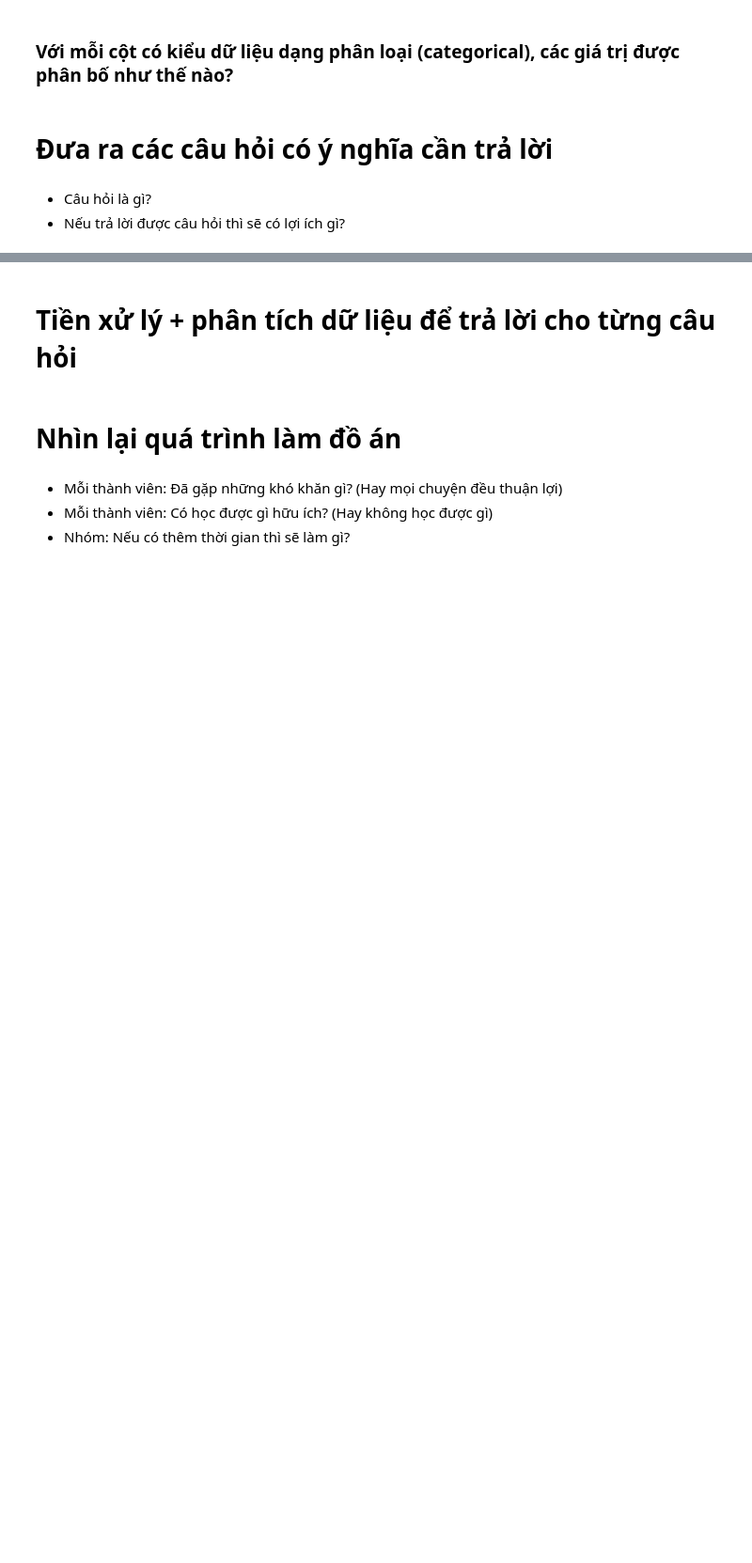
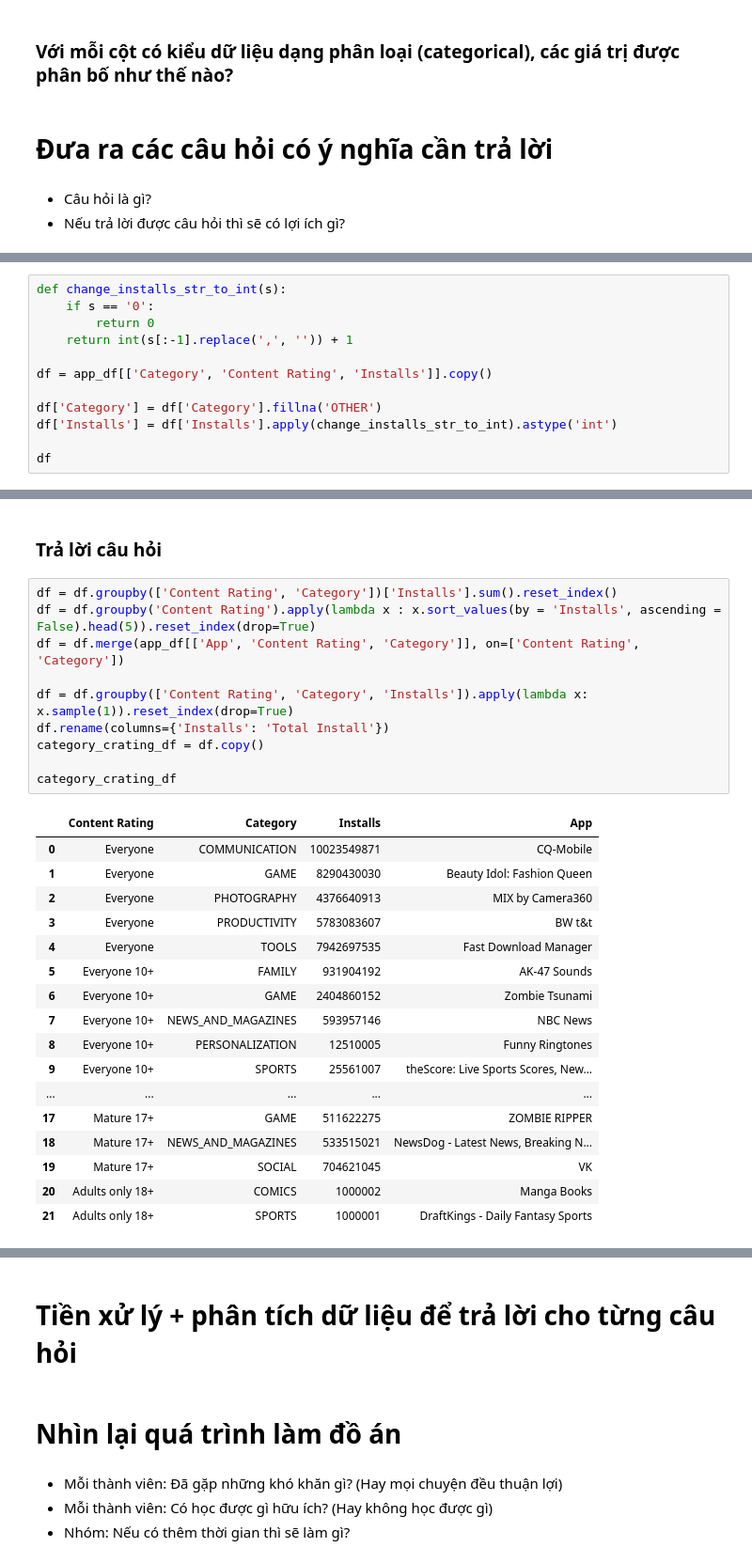
Before and after one commit to tqthangbl/P4DS-FinalProject, a Jupyter notebook: notebook.ipynb, the cells around one changed output, grey strips where cells are left out. Shown at 94% size. Drawn from its saved outputs; the diff is of its cells as text; blank space fills up the shorter version.

```diff
--- a/notebook.ipynb
+++ b/notebook.ipynb
@@ -676,0 +675,12 @@ Nếu trả lời được câu hỏi này, chúng ta sẽ biết được chuy
+# %%
+def change_installs_str_to_int(s):
+    if s == '0':
+        return 0
+    return int(s[:-1].replace(',', '')) + 1
+
+df = app_df[['Category', 'Content Rating', 'Installs']].copy()
+
+df['Category'] = df['Category'].fillna('OTHER')
+df['Installs'] = df['Installs'].apply(change_installs_str_to_int).astype('int')
+
+df
@@ -676,0 +701,30 @@ Nếu trả lời được câu hỏi này, chúng ta sẽ biết được chuy
+# %% [markdown]
+### Trả lời câu hỏi
+# %%
+df = df.groupby(['Content Rating', 'Category'])['Installs'].sum().reset_index()
+df = df.groupby('Content Rating').apply(lambda x : x.sort_values(by = 'Installs', ascending = False).head(5)).reset_index(drop=True)
+df = df.merge(app_df[['App', 'Content Rating', 'Category']], on=['Content Rating', 'Category'])
+
+df = df.groupby(['Content Rating', 'Category', 'Installs']).apply(lambda x: x.sample(1)).reset_index(drop=True)
+df.rename(columns={'Installs': 'Total Install'})
+category_crating_df = df.copy()
+
+category_crating_df
+# %% [output]
+|  | Content Rating | Category | Installs | App |
+| 0 | Everyone | COMMUNICATION | 10023549871 | CQ-Mobile |
+| 1 | Everyone | GAME | 8290430030 | Beauty Idol: Fashion Queen |
+| 2 | Everyone | PHOTOGRAPHY | 4376640913 | MIX by Camera360 |
+| 3 | Everyone | PRODUCTIVITY | 5783083607 | BW t&t |
+| 4 | Everyone | TOOLS | 7942697535 | Fast Download Manager |
+| 5 | Everyone 10+ | FAMILY | 931904192 | AK-47 Sounds |
+| 6 | Everyone 10+ | GAME | 2404860152 | Zombie Tsunami |
+| 7 | Everyone 10+ | NEWS_AND_MAGAZINES | 593957146 | NBC News |
+| 8 | Everyone 10+ | PERSONALIZATION | 12510005 | Funny Ringtones |
+| 9 | Everyone 10+ | SPORTS | 25561007 | theScore: Live Sports Scores, New... |
+| ... | ... | ... | ... | ... |
+| 17 | Mature 17+ | GAME | 511622275 | ZOMBIE RIPPER |
+| 18 | Mature 17+ | NEWS_AND_MAGAZINES | 533515021 | NewsDog - Latest News, Breaking N... |
+| 19 | Mature 17+ | SOCIAL | 704621045 | VK |
+| 20 | Adults only 18+ | COMICS | 1000002 | Manga Books |
+| 21 | Adults only 18+ | SPORTS | 1000001 | DraftKings - Daily Fantasy Sports |
```
Also changed, not shown: parts of 18 cells of this notebook.
